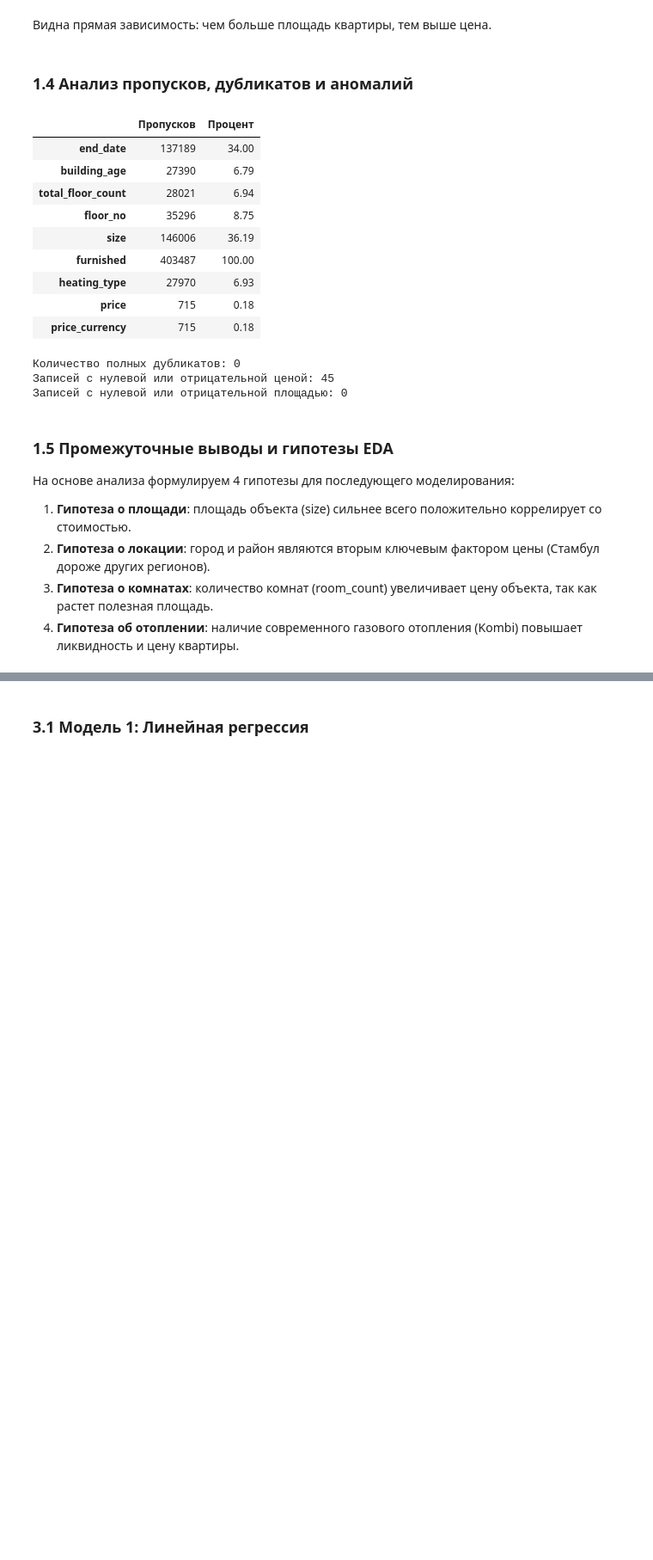
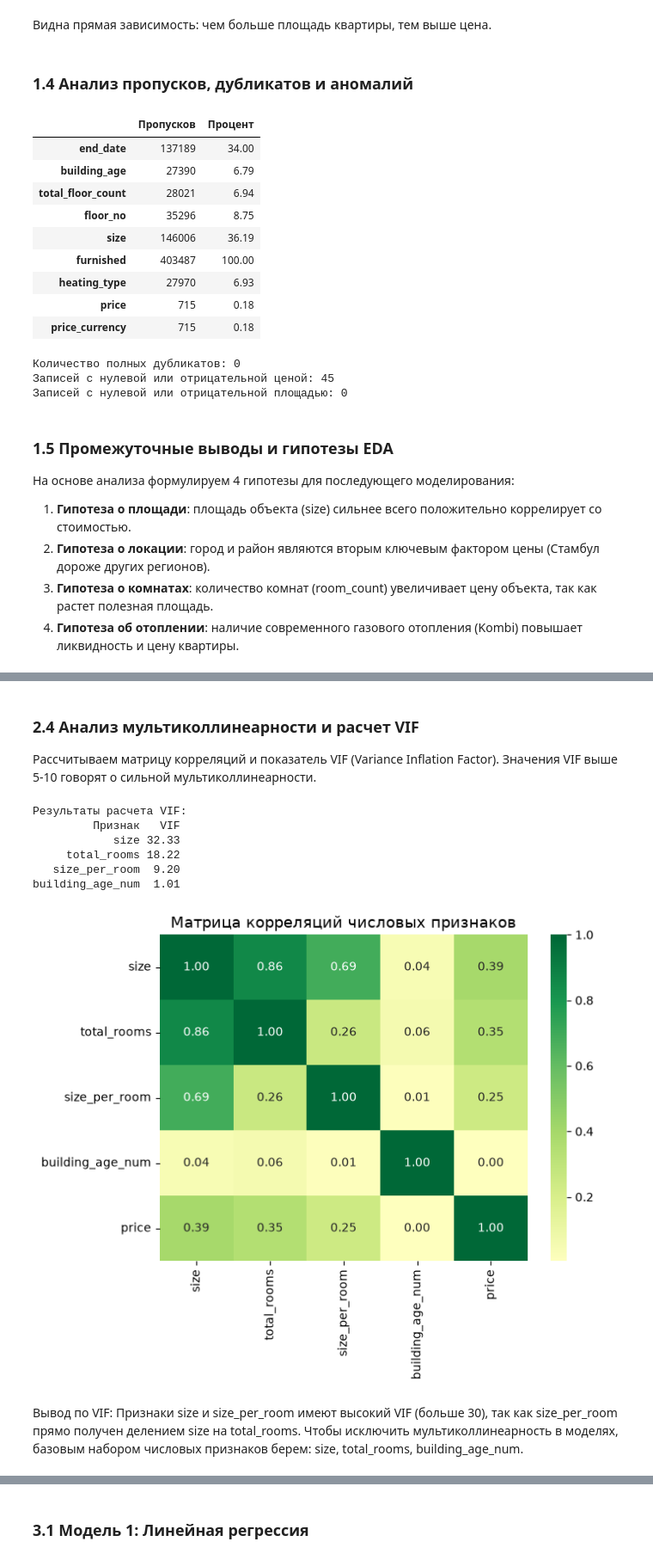
Before and after one commit to Yalantare/workforml, a Jupyter notebook: notebooks/real_estate_analysis.ipynb, the cells around one changed output, grey strips where cells are left out. Shown at 86% size. Saved outputs shown, nothing was run; the diff lists cells and outputs as text; code cells hidden in the pictures; blank space fills up the shorter version.

```diff
--- a/notebooks/real_estate_analysis.ipynb
+++ b/notebooks/real_estate_analysis.ipynb
@@ -336,0 +330,19 @@ X_train.head()
+# %%
+# извлекаем город из адреса
+df_clean['city'] = df_clean['address'].apply(lambda x: str(x).split('/')[0].strip() if '/' in str(x) else 'Diger')
+top_cities = ['İstanbul', 'Ankara', 'İzmir', 'Antalya', 'Aydın', 'Bursa', 'Muğla', 'Diger']
+df_clean['city'] = df_clean['city'].apply(lambda x: x if x in top_cities else 'Diger')
+
+# группируем редкие подтипы недвижимости
+top_sub = ['Daire', 'Villa', 'Rezidans', 'Müstakil Ev', 'Yazlık', 'Komple Bina']
+df_clean['sub_type'] = df_clean['sub_type'].apply(lambda x: x if x in top_sub else 'Diger')
+
+# группируем редкие типы отопления
+top_heat = ['Kombi (Doğalgaz)', 'Merkezi Sistem', 'Klima', 'Yerden Isıtma', 'Yok', 'Soba (Kömür)']
+df_clean['heating_type'] = df_clean['heating_type'].apply(lambda x: x if x in top_heat else 'Diger')
+
+# создаем признак площади на одну комнату
+df_clean['size_per_room'] = df_clean['size'] / df_clean['total_rooms'].replace(0, 1)
+
+# смотрим первые строки с новыми признаками
+df_clean[['price', 'size', 'total_rooms', 'size_per_room', 'building_age_num', 'city', 'sub_type', 'heating_type']].head()
@@ -336,0 +356,46 @@ X_train.head()
+# %% [markdown]
+### 2.4 Анализ мультиколлинеарности и расчет VIF
+
+Рассчитываем матрицу корреляций и показатель VIF (Variance Inflation Factor).
+Значения VIF выше 5-10 говорят о сильной мультиколлинеарности.
+# %%
+# матрица корреляций
+num_cols_check = ['size', 'total_rooms', 'size_per_room', 'building_age_num']
+corr = df_clean[num_cols_check + ['price']].corr()
+
+plt.figure(figsize=(7, 5))
+sns.heatmap(corr, annot=True, cmap='RdYlGn', center=0, fmt='.2f')
+plt.title('Матрица корреляций числовых признаков', fontsize=13)
+plt.show()
+
+# расчет VIF через линейную регрессию каждого признака от остальных
+from sklearn.linear_model import LinearRegression
+
+def compute_vif(data):
+    vif_df = pd.DataFrame()
+    vif_df['Признак'] = data.columns
+    vifs = []
+    for col in data.columns:
+        X_rest = data.drop(columns=[col])
+        y_col = data[col]
+        r2 = LinearRegression().fit(X_rest, y_col).score(X_rest, y_col)
+        vif = 1.0 / (1.0 - r2) if r2 < 1.0 else np.inf
+        vifs.append(round(vif, 2))
+    vif_df['VIF'] = vifs
+    return vif_df
+
+vif_table = compute_vif(df_clean[num_cols_check])
+print('Результаты расчета VIF:')
+print(vif_table.to_string(index=False))
+# %% [output]
+Результаты расчета VIF:
+         Признак   VIF
+            size 32.33
+     total_rooms 18.22
+   size_per_room  9.20
+building_age_num  1.01
+[figure, added]
+# %% [markdown]
+Вывод по VIF:
+Признаки size и size_per_room имеют высокий VIF (больше 30), так как size_per_room прямо получен делением size на total_rooms.
+Чтобы исключить мультиколлинеарность в моделях, базовым набором числовых признаков берем: size, total_rooms, building_age_num.
```
Also changed, not shown: parts of 33 cells of this notebook, 3 other files.
